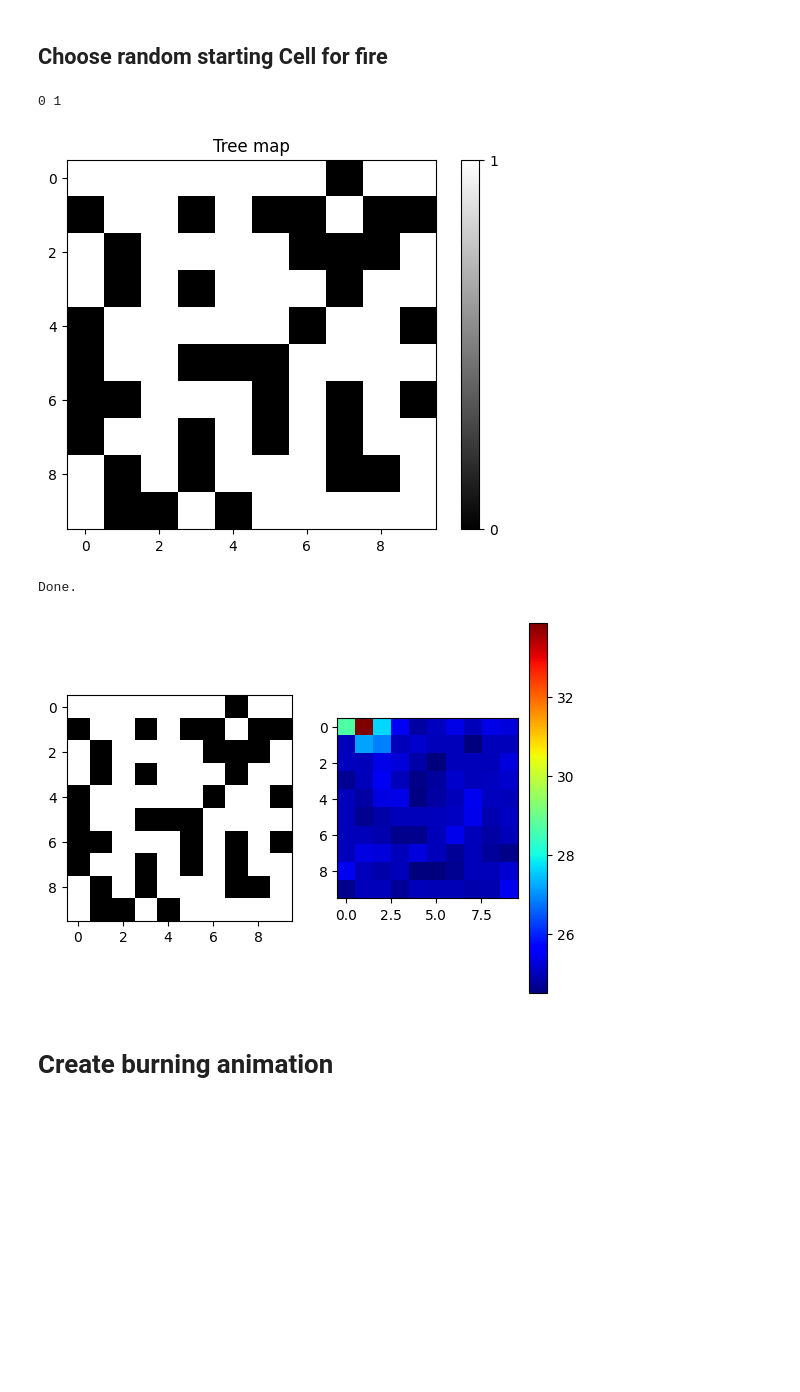
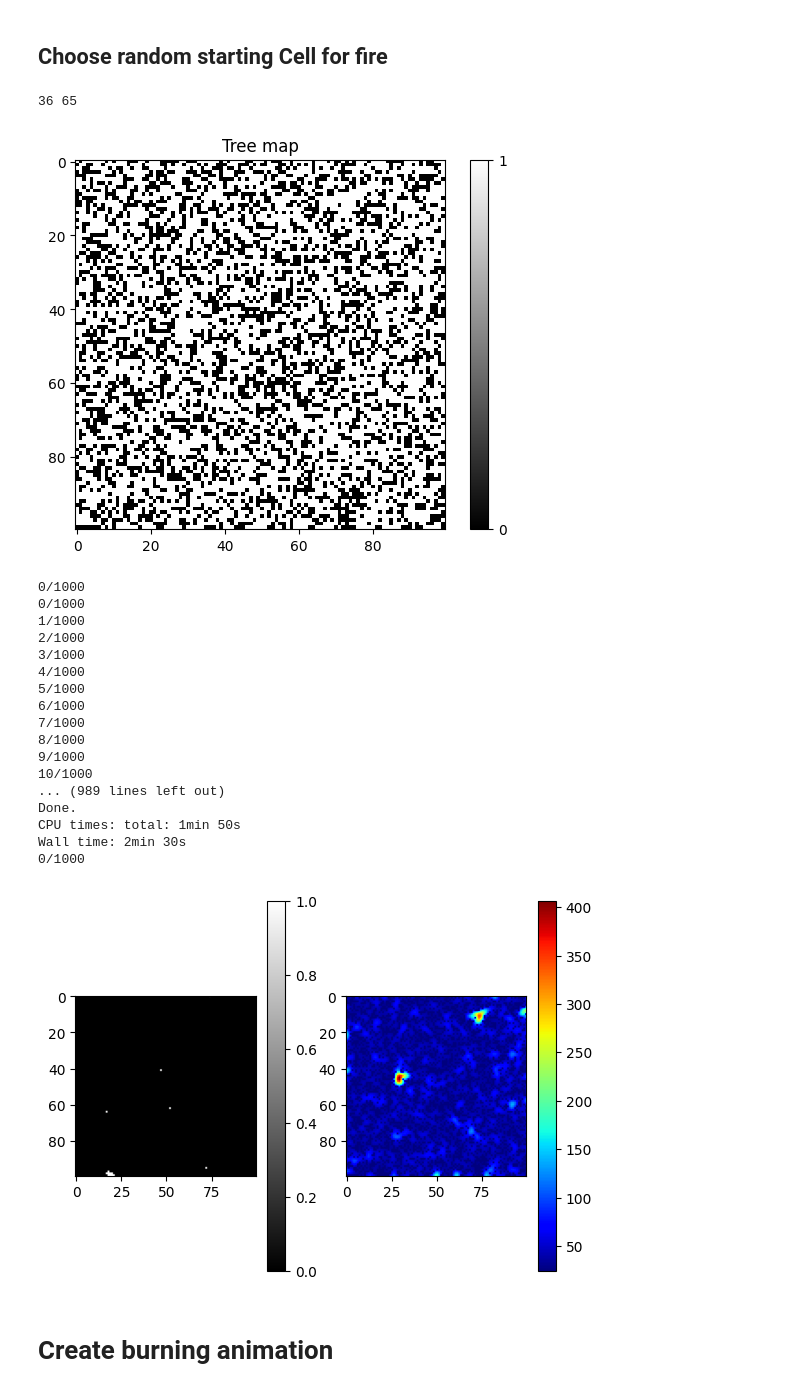
Before and after one commit to Legoman6157/cs420-final, a Jupyter notebook: final.ipynb, the cells around one changed output. Drawn from its saved outputs; the diff is of its cells as text; code cells hidden in the pictures; blank space fills up the shorter version.

```diff
--- a/final.ipynb
+++ b/final.ipynb
@@ -37,10 +40,6 @@ PIN_OAK_HT_STD = 1.524 #m
 
 PIN_OAK_MIN_SD = 7.62 #m
 PIN_OAK_SD_STD = 2.286 #m
-
-STAGE2_HORIZON_TEMP = 500  #°C
-STAGE3_HORIZON_TEMP = 700  #°C
-STAGE4_HORIZON_TEMP = 1000 #°C
 
 """
                     +---------------------+
@@ -59,10 +58,22 @@ STAGE4_HORIZON_TEMP = 1000 #°C
                     +---------------------+
                          |            |
                          +-----+------+
-                               |      Spread:
+                               |      Spread (of leaves):
                             +-------------------------+
                             |min = 7.62m, std = 2.286m|
                             +-------------------------+
 """;
+
+
+WOOD_MIN_EMIS = .8
+WOOD_MAX_EMIS = .9
+WOOD_DIFF_EMIS = WOOD_MAX_EMIS - WOOD_MIN_EMIS
+
+OAK_MIN_DENSITY = 600
+OAK_MAX_DENSITY = 900
+OAK_DIFF_DENSITY = OAK_MAX_DENSITY - OAK_MIN_DENSITY
+
+#Stefan-Boltzmann constant
+SBC = 5.67*(10**-8)
 # %% [markdown]
 # FireBoard explanation:
@@ -285,45 +370,69 @@ class FireBoard:
 # %% [markdown]
 ## Choose random starting Cell for fire
 # %%
-fb = FireBoard(nrows=10, ncols=10)
+%%time
+fb = FireBoard(nrows=100, ncols=100)
 
 rx, ry = int(random.random()*fb.rows), int(random.random()*fb.cols)
 
 while True:
     if fb.board[rx][ry].state == 0:
         rx, ry = int(random.random()*fb.rows), int(random.random()*fb.cols)
     else:
         break
 print(rx, ry)
 
 fb.board[rx][ry].state = 3
 fb.board[rx][ry].temp = 250
 fb.board[rx][ry].tree_burning = .01
 
 plt.imshow([[fb.board[i][j].height > 0 for j in range(fb.cols)] for i in range(fb.rows)], cmap="gray")
 plt.title("Tree map")
 plt.colorbar(ticks=[0, 1])
 plt.show()
 
+def is_tree(state):
+    return (state < 4) and (state > 0)
+
 fig, (ax0, ax1) = plt.subplots(1, 2)
-ax0.imshow([[fb.board[i][j].height > 0 for j in range(fb.cols)] for i in range(fb.rows)], cmap="gray")
-im = ax1.imshow([[fb.board[i][j].temp for j in range(fb.cols)] for i in range(fb.rows)], cmap="jet")
-fig.colorbar(im, ax=ax1)
+im_tree = ax0.imshow([[is_tree(fb.board[i][j].state) for j in range(fb.cols)] for i in range(fb.rows)], cmap="gray")
+fig.colorbar(im_tree, ax=ax0)
+im_temp = ax1.imshow([[fb.board[i][j].temp for j in range(fb.cols)] for i in range(fb.rows)], cmap="jet")
+fig.colorbar(im_temp, ax=ax1)
 
 def animate(frame):
     fb.update()
-    im.set_data([[fb.board[i][j].temp for j in range(fb.cols)] for i in range(fb.rows)])
-    im.autoscale()
+    im_tree.set_data([[is_tree(fb.board[i][j].state) for j in range(fb.cols)] for i in range(fb.rows)])
+    im_tree.autoscale()
+    im_temp.set_data([[fb.board[i][j].temp for j in range(fb.cols)] for i in range(fb.rows)])
+    im_temp.autoscale()
+    print(f"{frame}/1000")
     return [im]
 
-anim = FuncAnimation(fig, animate, frames=40, interval=500)
+anim = FuncAnimation(fig, animate, frames=1000, interval=500)
 anim.save("burn.mp4")
 print("Done.")
 # %% [output]
-0 1
+36 65
-[figure, old version]
+[figure, new version]
+0/1000
+0/1000
+1/1000
+2/1000
+3/1000
+4/1000
+5/1000
+6/1000
+7/1000
+8/1000
+9/1000
+10/1000
+... (989 lines left out)
 Done.
+CPU times: total: 1min 50s
+Wall time: 2min 30s
+0/1000
-[figure, old version]
+[figure, new version]
 # %% [markdown]
 # Create burning animation
 # %%
```
Also changed, not shown: parts of 5 cells of this notebook, 1 other file.
